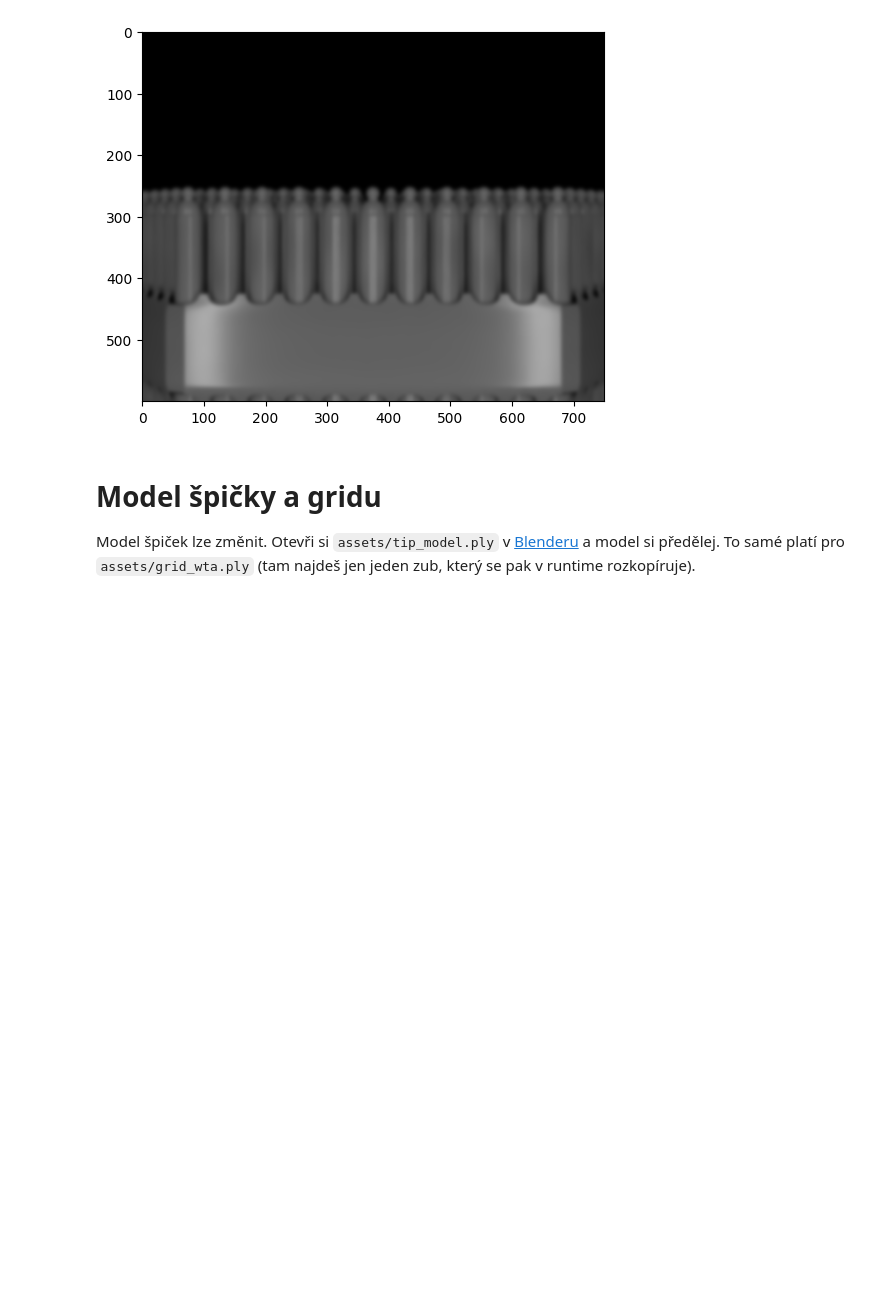
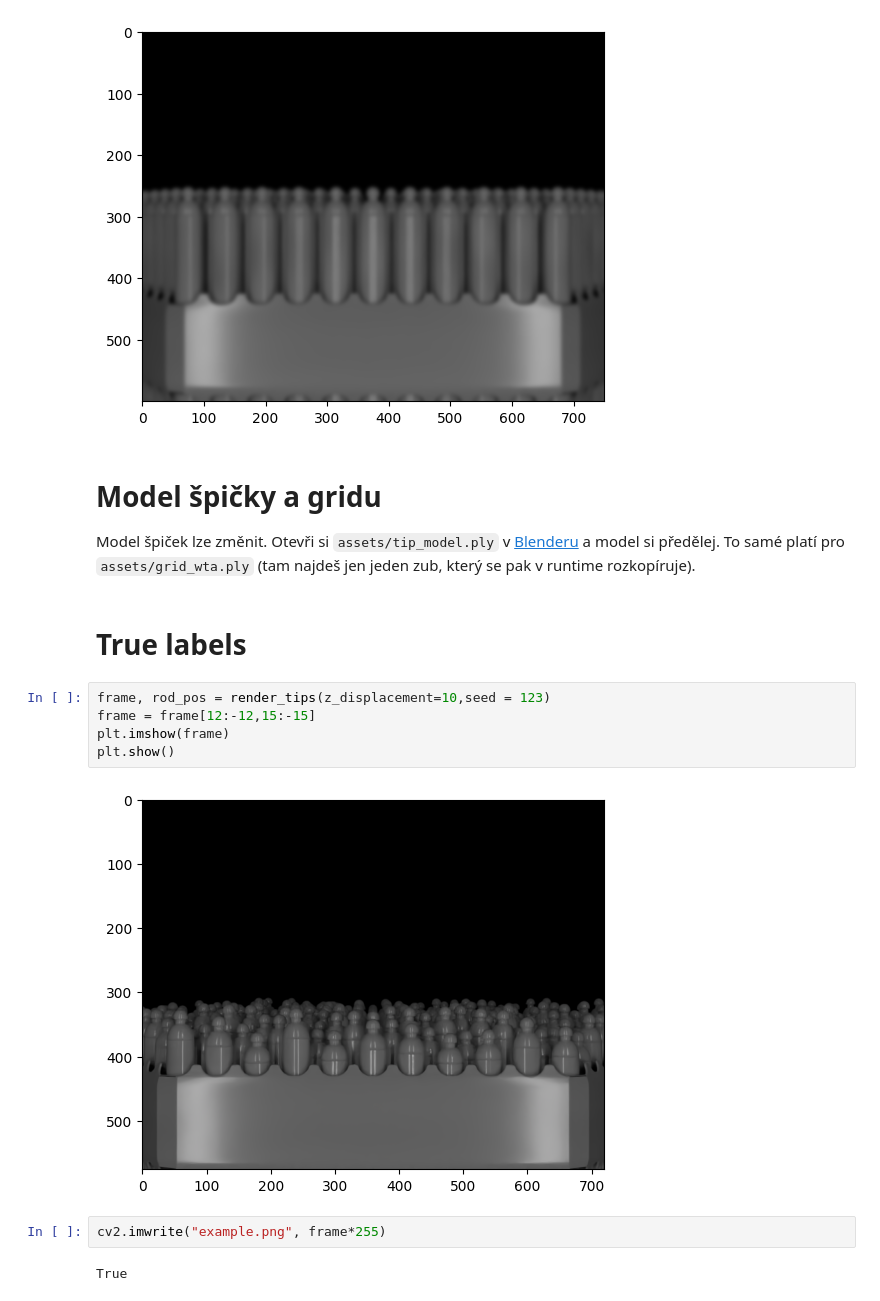
Before and after one commit to jaroslavknotek/synth-nfa-generator, a Jupyter notebook: tips.ipynb, the cells around one changed output. Drawn from its saved outputs; the diff is of its cells as text; blank space fills up the shorter version.

```diff
--- a/tips.ipynb
+++ b/tips.ipynb
@@ -249,3 +631,16 @@ plt.show()
 # Model špičky a gridu
 
 Model špiček lze změnit. Otevři si `assets/tip_model.ply` v [Blenderu](https://www.blender.org/) a model si předělej. To samé platí pro `assets/grid_wta.ply` (tam najdeš jen jeden zub, který se pak v runtime rozkopíruje).
+# %% [markdown]
+# True labels
+# %%
+frame, rod_pos = render_tips(z_displacement=10,seed = 123)
+frame = frame[12:-12,15:-15]
+plt.imshow(frame)
+plt.show()
+# %% [output]
+[figure, added]
+# %%
+cv2.imwrite("example.png", frame*255)
+# %% [output]
+True
```
Also changed, not shown: parts of 13 cells of this notebook, 4 other files.
